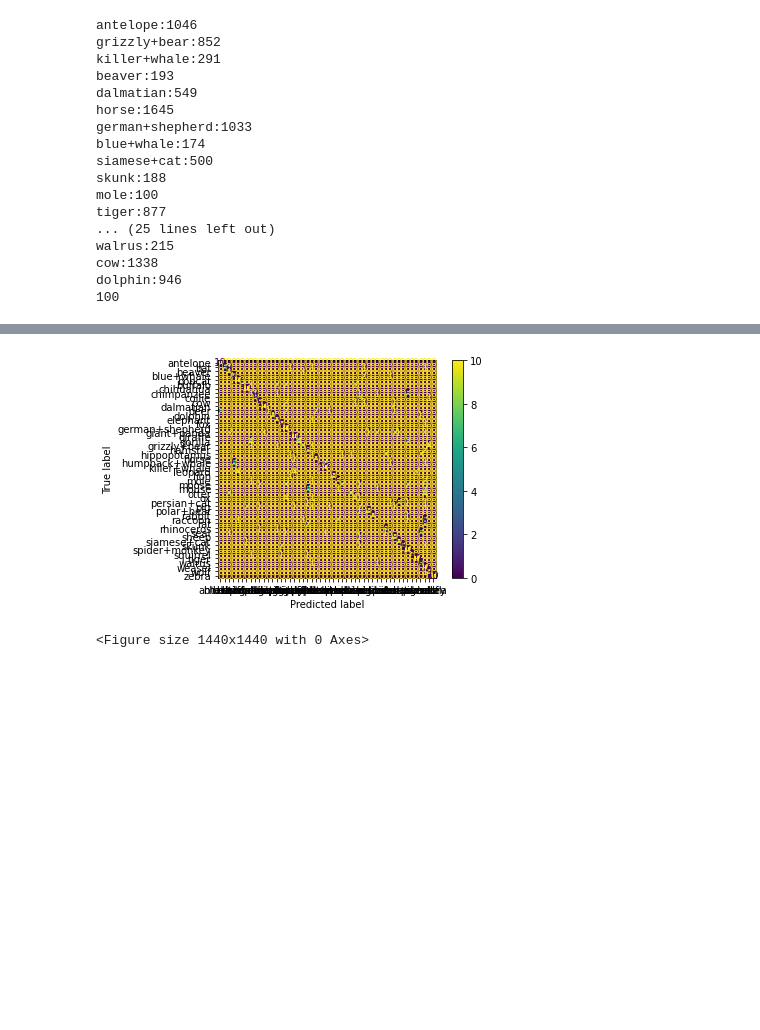
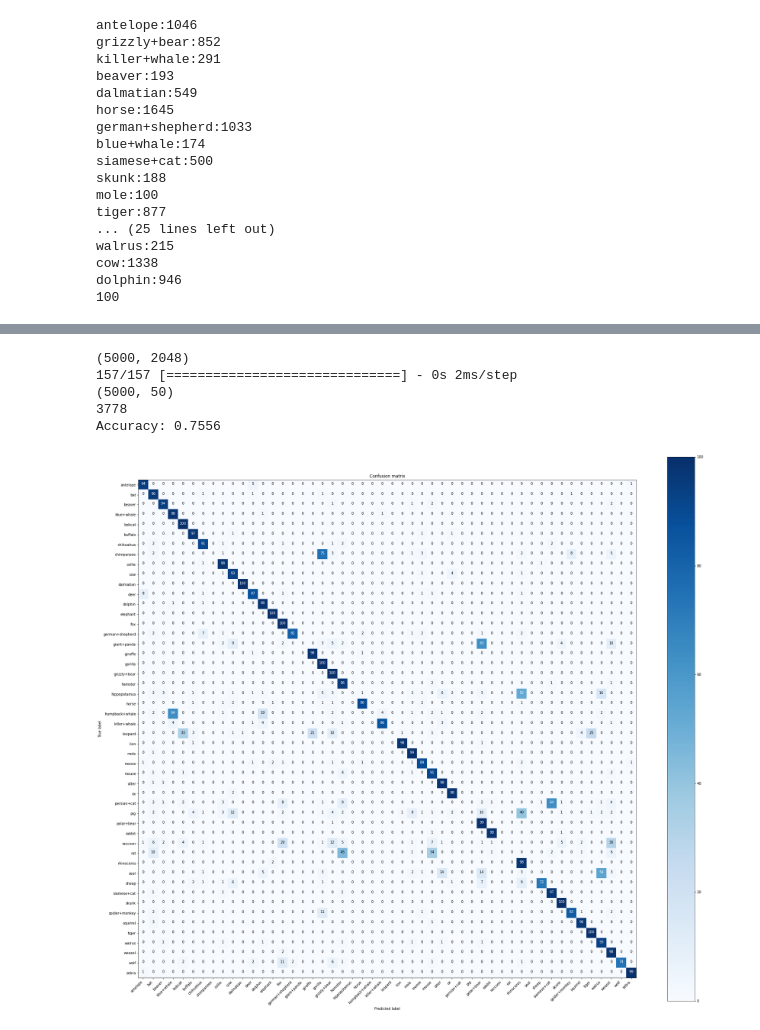
Before and after one commit to rootdobos/OntoZSLImplementation, a Jupyter notebook: main.ipynb, the cells around one changed output, grey strips where cells are left out. Saved outputs shown, nothing was run; the diff lists cells and outputs as text; code cells hidden in the pictures; blank space fills up the shorter version.

```diff
--- a/main.ipynb
+++ b/main.ipynb
@@ -497,8 +432,28 @@ plot_confusion_matrix(confusion_matrix,all_classes)
-# %%
-import matplotlib.pyplot as plt
-cm_display.plot()
-plt.figure(figsize=(20,20))
-plt.show()
-# %% [output]
-[figure, removed]
-<Figure size 1440x1440 with 0 Axes>
+# %%
+X= np.array(Feature_vectors)
+print(X.shape)
+y_trainer= classifier_to_gan_training.predict(X)
+print(y_trainer.shape)
+count_correct=0
+predicted_array_trainer=[]
+truth_array_trainer=[]
+for i in range(y_trainer.shape[0]):
+    predicted= np.argmax( y_trainer[i])
+    predicted_array_trainer.append(predicted)
+    truth= IDs[i]
+    truth_array_trainer.append(truth)
+    if(predicted==truth):
+        count_correct+=1
+print(count_correct)
+print("Accuracy: {}".format(count_correct/(y_trainer.shape[0])))
+# %% [output]
+(5000, 2048)
+157/157 [==============================] - 0s 2ms/step
+(5000, 50)
+3778
+Accuracy: 0.7556
+# %%
+confusion_matrix= metrics.confusion_matrix(truth_array_trainer,predicted_array_trainer)
+feature_extraction.plot_confusion_matrix(confusion_matrix,all_classes)
+# %% [output]
+[figure, added]
```
Also changed, not shown: parts of 18 cells of this notebook, 1 other file.
